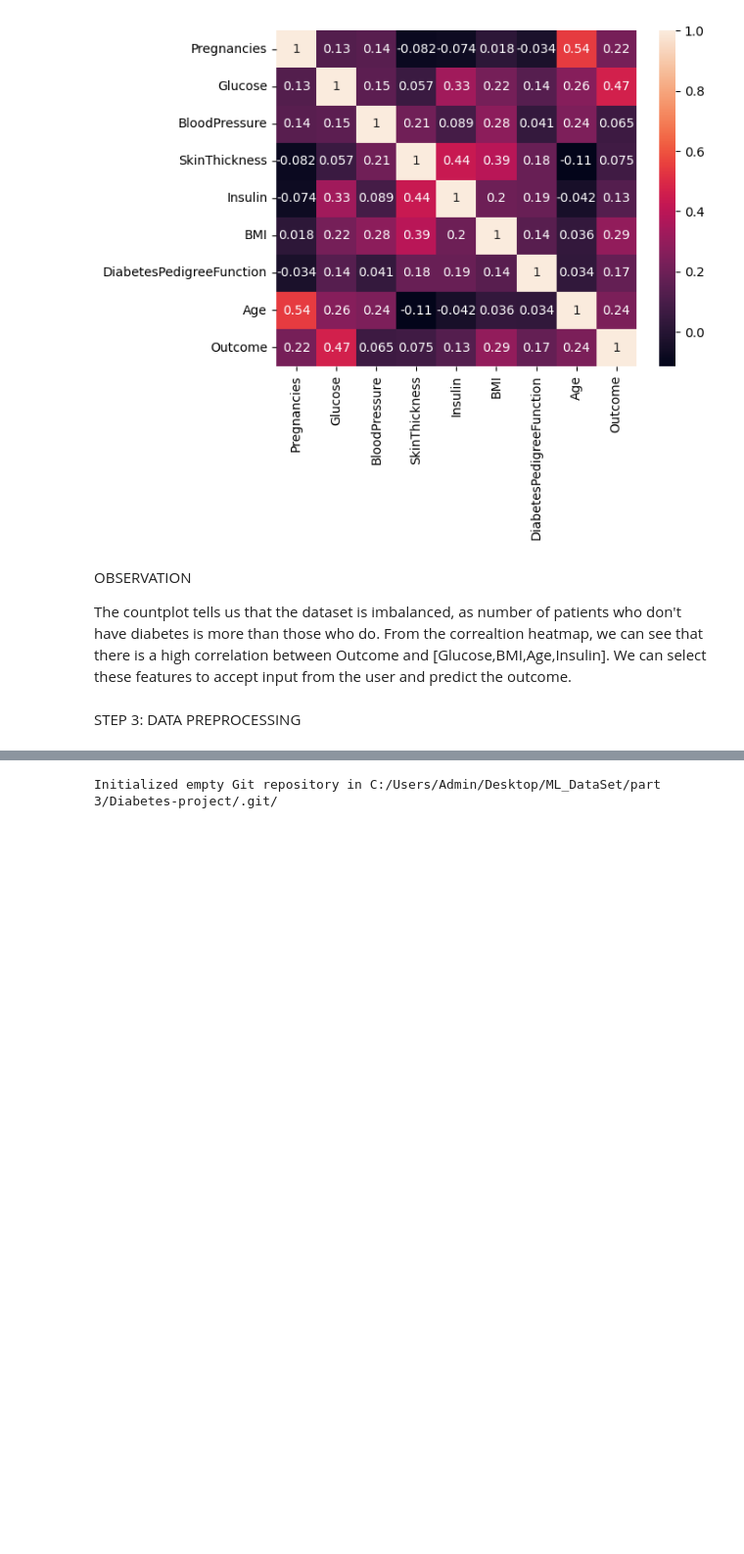
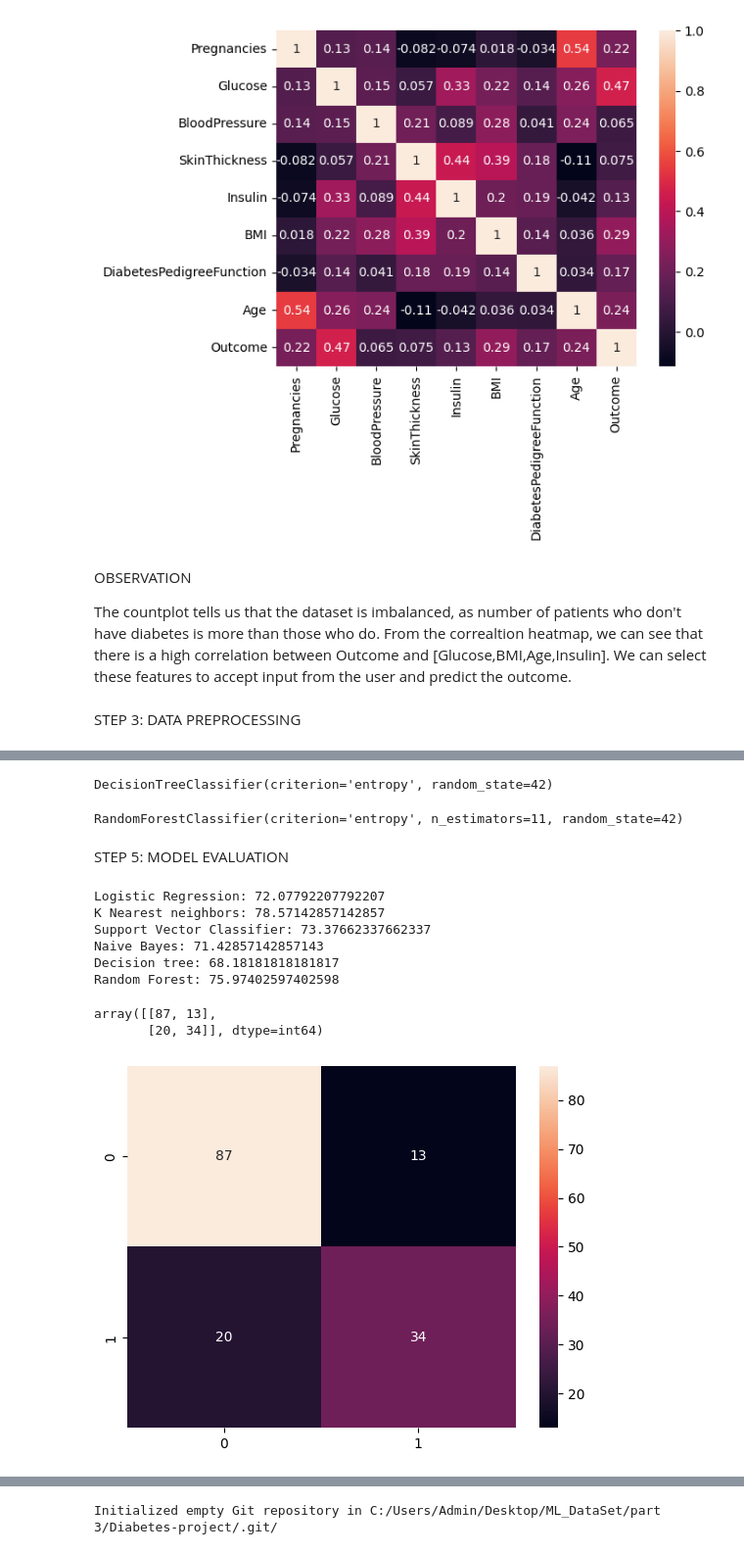
Before and after one commit to felista47/diabetes-prediction-model, a Jupyter notebook: diabetes.ipynb, the cells around one changed output, grey strips where cells are left out. Shown at 98% size. Saved outputs shown, nothing was run; the diff lists cells and outputs as text; code cells hidden in the pictures; blank space fills up the shorter version.

```diff
--- a/diabetes.ipynb
+++ b/diabetes.ipynb
@@ -190,0 +269,24 @@ Y = dataset_scaled.iloc[:, 8].values
+# %%
+# Decision tree Algorithm
+from sklearn.tree import DecisionTreeClassifier
+dectree = DecisionTreeClassifier(criterion='entropy', random_state=42)
+dectree.fit(X_train, Y_train)
+# %% [output]
+DecisionTreeClassifier(criterion='entropy', random_state=42)
+# %%
+# Random forest Algorithm
+from sklearn.ensemble import RandomForestClassifier
+ranfor = RandomForestClassifier(n_estimators=11, criterion='entropy', random_state=42)
+ranfor.fit(X_train, Y_train)
+# %% [output]
+RandomForestClassifier(criterion='entropy', n_estimators=11, random_state=42)
+# %%
+# Making predictions on test dataset
+Y_pred_logreg = logreg.predict(X_test)
+Y_pred_knn = knn.predict(X_test)
+Y_pred_svc = svc.predict(X_test)
+Y_pred_nb = nb.predict(X_test)
+Y_pred_dectree = dectree.predict(X_test)
+Y_pred_ranfor = ranfor.predict(X_test)
+# %% [markdown]
+STEP 5: MODEL EVALUATION
@@ -190,0 +302,15 @@ Y = dataset_scaled.iloc[:, 8].values
+# %%
+# Accuracy on test set
+print("Logistic Regression: " + str(accuracy_logreg * 100))
+print("K Nearest neighbors: " + str(accuracy_knn * 100))
+print("Support Vector Classifier: " + str(accuracy_svc * 100))
+print("Naive Bayes: " + str(accuracy_nb * 100))
+print("Decision tree: " + str(accuracy_dectree * 100))
+print("Random Forest: " + str(accuracy_ranfor * 100))
+# %% [output]
+Logistic Regression: 72.07792207792207
+K Nearest neighbors: 78.57142857142857
+Support Vector Classifier: 73.37662337662337
+Naive Bayes: 71.42857142857143
+Decision tree: 68.18181818181817
+Random Forest: 75.97402597402598
@@ -190,0 +319,14 @@ Y = dataset_scaled.iloc[:, 8].values
+# %%
+# Confusion matrix
+from sklearn.metrics import confusion_matrix
+cm = confusion_matrix(Y_test, Y_pred_knn)
+cm
+# %% [output]
+array([[87, 13],
+       [20, 34]], dtype=int64)
+# %%
+# Heatmap of Confusion matrix
+sns.heatmap(pd.DataFrame(cm), annot=True)
+plt.show()
+# %% [output]
+[figure, added]
```
Also changed, not shown: parts of 27 cells of this notebook, 2 other files.
